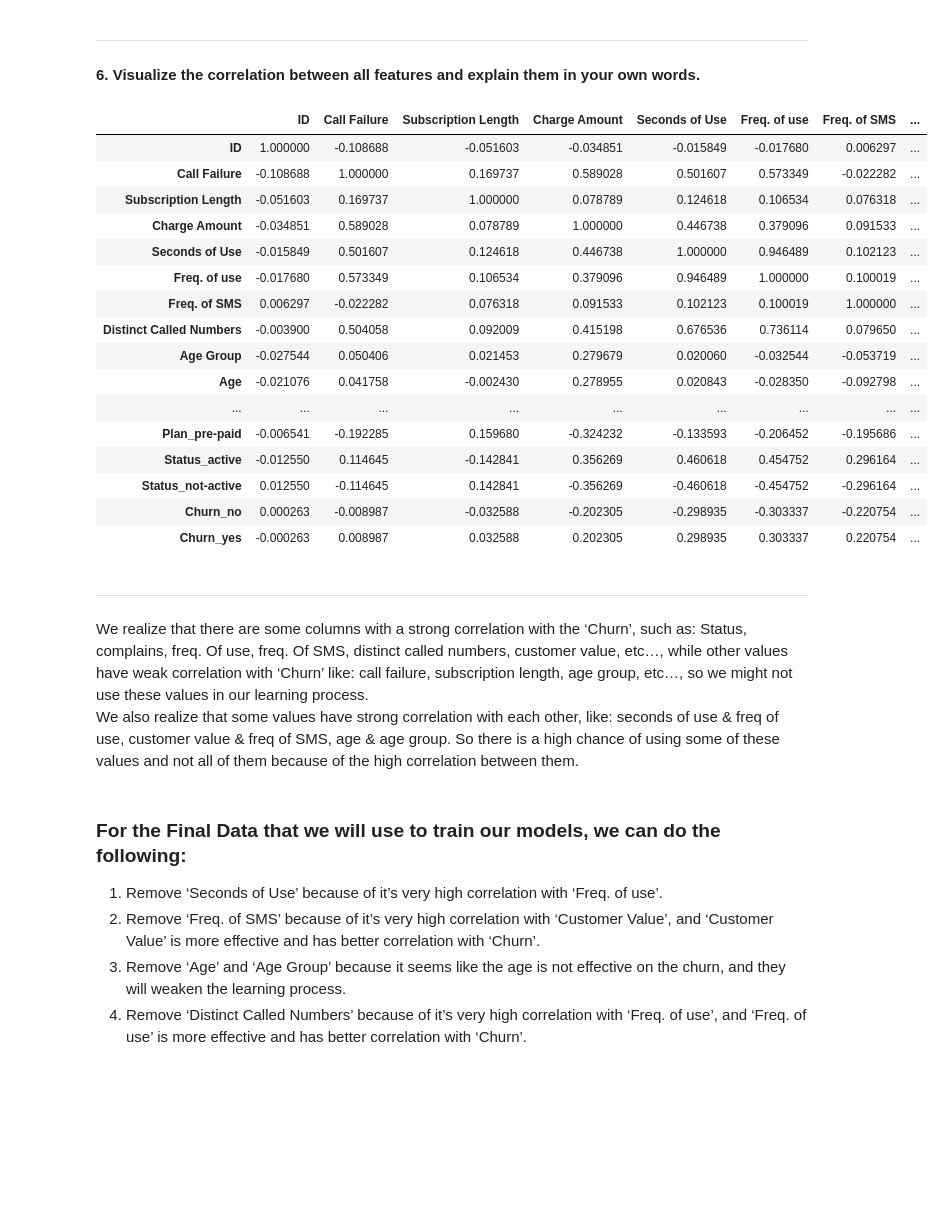
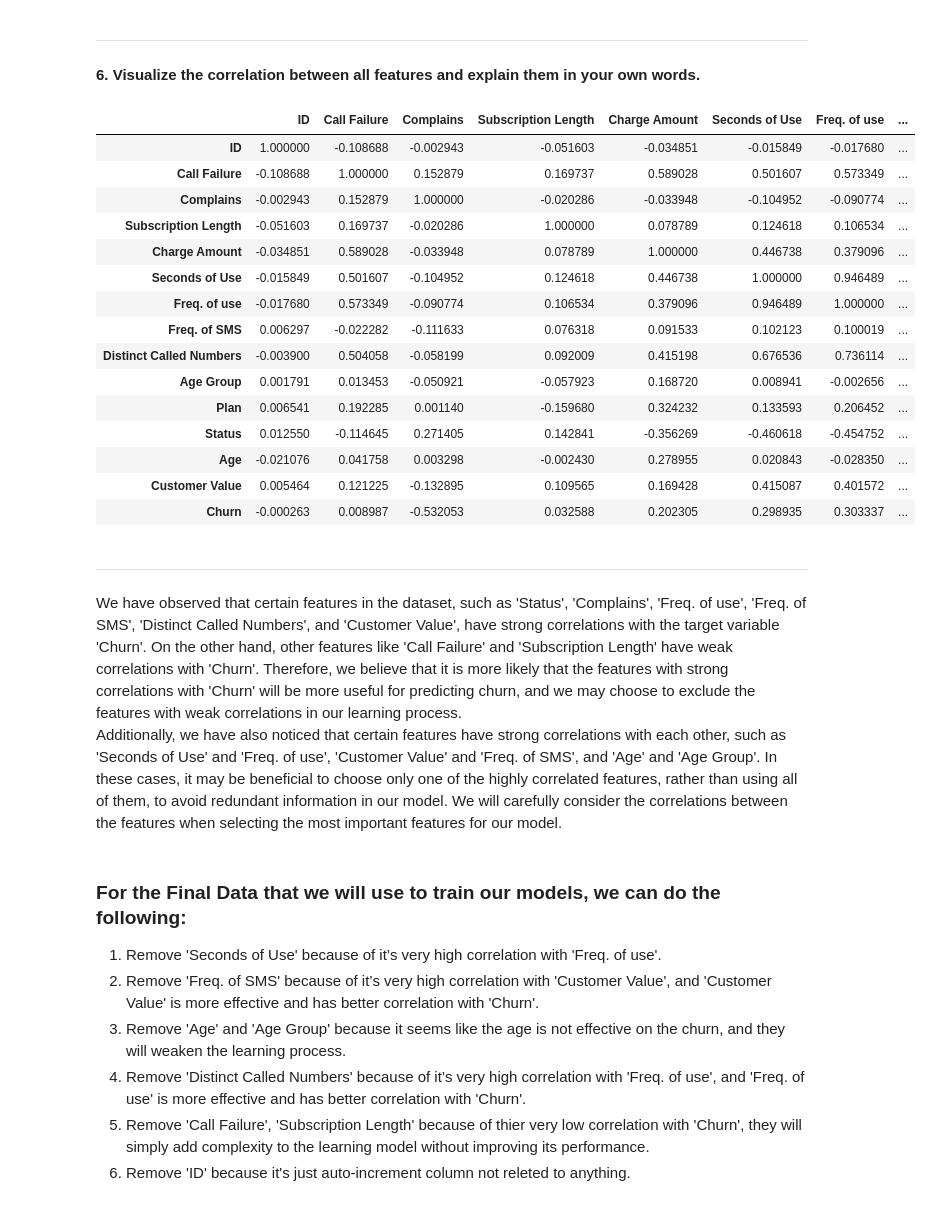
Before and after one commit to MomenBazzar/Customer-Churn, a Jupyter notebook: CustomerChurn.ipynb, the cells around one changed output. Saved outputs shown, nothing was run; the diff lists cells and outputs as text; code cells hidden in the pictures; blank space fills up the shorter version.

```diff
--- a/CustomerChurn.ipynb
+++ b/CustomerChurn.ipynb
@@ -111,44 +114,54 @@ Text(0, 0.5, 'Customers Count')
 <h4> 6. Visualize the correlation between all features and explain them in your own words.
 # %%
 # Convert the non-numeric fields to numeric values to see the correlation
-df_dummies = pd.get_dummies(df, columns=["Complains", "Plan","Status","Churn"])
-df_dummies.corr()
+df["Status"] = df["Status"].factorize()[0]
+df["Plan"] = df["Plan"].factorize()[0]
+df["Age Group"] = df["Age Group"].factorize()[0]
+df["Complains"] = df["Complains"].factorize()[0]
+df["Churn"] = df["Churn"].factorize()[0]
+
+df.corr()
 # %% [output]
-|  | ID | Call Failure | Subscription Length | Charge Amount | Seconds of Use | Freq. of use | Freq. of SMS | ... |
-| ID | 1.000000 | -0.108688 | -0.051603 | -0.034851 | -0.015849 | -0.017680 | 0.006297 | ... |
-| Call Failure | -0.108688 | 1.000000 | 0.169737 | 0.589028 | 0.501607 | 0.573349 | -0.022282 | ... |
-| Subscription Length | -0.051603 | 0.169737 | 1.000000 | 0.078789 | 0.124618 | 0.106534 | 0.076318 | ... |
-| Charge Amount | -0.034851 | 0.589028 | 0.078789 | 1.000000 | 0.446738 | 0.379096 | 0.091533 | ... |
-| Seconds of Use | -0.015849 | 0.501607 | 0.124618 | 0.446738 | 1.000000 | 0.946489 | 0.102123 | ... |
-| Freq. of use | -0.017680 | 0.573349 | 0.106534 | 0.379096 | 0.946489 | 1.000000 | 0.100019 | ... |
-| Freq. of SMS | 0.006297 | -0.022282 | 0.076318 | 0.091533 | 0.102123 | 0.100019 | 1.000000 | ... |
-| Distinct Called Numbers | -0.003900 | 0.504058 | 0.092009 | 0.415198 | 0.676536 | 0.736114 | 0.079650 | ... |
-| Age Group | -0.027544 | 0.050406 | 0.021453 | 0.279679 | 0.020060 | -0.032544 | -0.053719 | ... |
-| Age | -0.021076 | 0.041758 | -0.002430 | 0.278955 | 0.020843 | -0.028350 | -0.092798 | ... |
-| ... | ... | ... | ... | ... | ... | ... | ... | ... |
-| Plan_pre-paid | -0.006541 | -0.192285 | 0.159680 | -0.324232 | -0.133593 | -0.206452 | -0.195686 | ... |
-| Status_active | -0.012550 | 0.114645 | -0.142841 | 0.356269 | 0.460618 | 0.454752 | 0.296164 | ... |
-| Status_not-active | 0.012550 | -0.114645 | 0.142841 | -0.356269 | -0.460618 | -0.454752 | -0.296164 | ... |
-| Churn_no | 0.000263 | -0.008987 | -0.032588 | -0.202305 | -0.298935 | -0.303337 | -0.220754 | ... |
-| Churn_yes | -0.000263 | 0.008987 | 0.032588 | 0.202305 | 0.298935 | 0.303337 | 0.220754 | ... |
+|  | ID | Call Failure | Complains | Subscription Length | Charge Amount | Seconds of Use | Freq. of use | ... |
+| ID | 1.000000 | -0.108688 | -0.002943 | -0.051603 | -0.034851 | -0.015849 | -0.017680 | ... |
+| Call Failure | -0.108688 | 1.000000 | 0.152879 | 0.169737 | 0.589028 | 0.501607 | 0.573349 | ... |
+| Complains | -0.002943 | 0.152879 | 1.000000 | -0.020286 | -0.033948 | -0.104952 | -0.090774 | ... |
+| Subscription Length | -0.051603 | 0.169737 | -0.020286 | 1.000000 | 0.078789 | 0.124618 | 0.106534 | ... |
+| Charge Amount | -0.034851 | 0.589028 | -0.033948 | 0.078789 | 1.000000 | 0.446738 | 0.379096 | ... |
+| Seconds of Use | -0.015849 | 0.501607 | -0.104952 | 0.124618 | 0.446738 | 1.000000 | 0.946489 | ... |
+| Freq. of use | -0.017680 | 0.573349 | -0.090774 | 0.106534 | 0.379096 | 0.946489 | 1.000000 | ... |
+| Freq. of SMS | 0.006297 | -0.022282 | -0.111633 | 0.076318 | 0.091533 | 0.102123 | 0.100019 | ... |
+| Distinct Called Numbers | -0.003900 | 0.504058 | -0.058199 | 0.092009 | 0.415198 | 0.676536 | 0.736114 | ... |
+| Age Group | 0.001791 | 0.013453 | -0.050921 | -0.057923 | 0.168720 | 0.008941 | -0.002656 | ... |
+| Plan | 0.006541 | 0.192285 | 0.001140 | -0.159680 | 0.324232 | 0.133593 | 0.206452 | ... |
+| Status | 0.012550 | -0.114645 | 0.271405 | 0.142841 | -0.356269 | -0.460618 | -0.454752 | ... |
+| Age | -0.021076 | 0.041758 | 0.003298 | -0.002430 | 0.278955 | 0.020843 | -0.028350 | ... |
+| Customer Value | 0.005464 | 0.121225 | -0.132895 | 0.109565 | 0.169428 | 0.415087 | 0.401572 | ... |
+| Churn | -0.000263 | 0.008987 | -0.532053 | 0.032588 | 0.202305 | 0.298935 | 0.303337 | ... |
 # %% [markdown]
 <hr>
-We realize that there are some columns with a strong correlation with the ‘Churn’, such as: Status, complains, freq. Of use, freq. Of SMS, distinct called numbers, customer value, etc…, while other values have weak correlation with ‘Churn’ like: call failure, subscription length, age group, etc…, so we might not use these values in our learning process.
+We have observed that certain features in the dataset, such as 'Status', 'Complains', 'Freq. of use', 'Freq. of SMS', 'Distinct Called Numbers', and 'Customer Value', have strong correlations with the target variable 'Churn'. On the other hand, other features like 'Call Failure' and 'Subscription Length' have weak correlations with 'Churn'. Therefore, we believe that it is more likely that the features with strong correlations with 'Churn' will be more useful for predicting churn, and we may choose to exclude the features with weak correlations in our learning process.
 
-We also realize that some values have strong correlation with each other, like: seconds of use & freq of use, customer value & freq of SMS, age & age group. So there is a high chance of using some of these values and not all of them because of the high correlation between them.
+Additionally, we have also noticed that certain features have strong correlations with each other, such as 'Seconds of Use' and 'Freq. of use', 'Customer Value' and 'Freq. of SMS', and 'Age' and 'Age Group'. In these cases, it may be beneficial to choose only one of the highly correlated features, rather than using all of them, to avoid redundant information in our model. We will carefully consider the correlations between the features when selecting the most important features for our model.
 # %% [markdown]
 ### For the Final Data that we will use to train our models, we can do the following:
 <ol>
     <li>
-        Remove ‘Seconds of Use’ because of it’s very high correlation with ‘Freq. of use’.
+        Remove 'Seconds of Use' because of it’s very high correlation with 'Freq. of use'.
     </li>
     <li>
-        Remove ‘Freq. of SMS’ because of it’s very high correlation with ‘Customer Value’, and ‘Customer Value’ is more effective and has better correlation with ‘Churn’.
+        Remove 'Freq. of SMS' because of it’s very high correlation with 'Customer Value', and 'Customer Value' is more effective and has better correlation with 'Churn'.
     </li>
     <li>
-        Remove ‘Age’ and ‘Age Group’ because it seems like the age is not effective on the churn, and they will weaken the learning process.
+        Remove 'Age' and 'Age Group' because it seems like the age is not effective on the churn, and they will weaken the learning process.
     </li>
     <li>
-        Remove ‘Distinct Called Numbers’ because of it’s very high correlation with ‘Freq. of use’, and ‘Freq. of use’ is more effective and has better correlation with ‘Churn’.
+        Remove 'Distinct Called Numbers' because of it’s very high correlation with 'Freq. of use', and 'Freq. of use' is more effective and has better correlation with 'Churn'.
+    </li>
+     <li>
+        Remove 'Call Failure', 'Subscription Length' because of thier very low correlation with 'Churn', they will simply add complexity to the learning model without improving its performance.
+    </li>
+    <li>
+        Remove 'ID' because it's just auto-increment column not releted to anything.
     </li>
 </ol>
```
Also changed, not shown: parts of 19 cells of this notebook.
